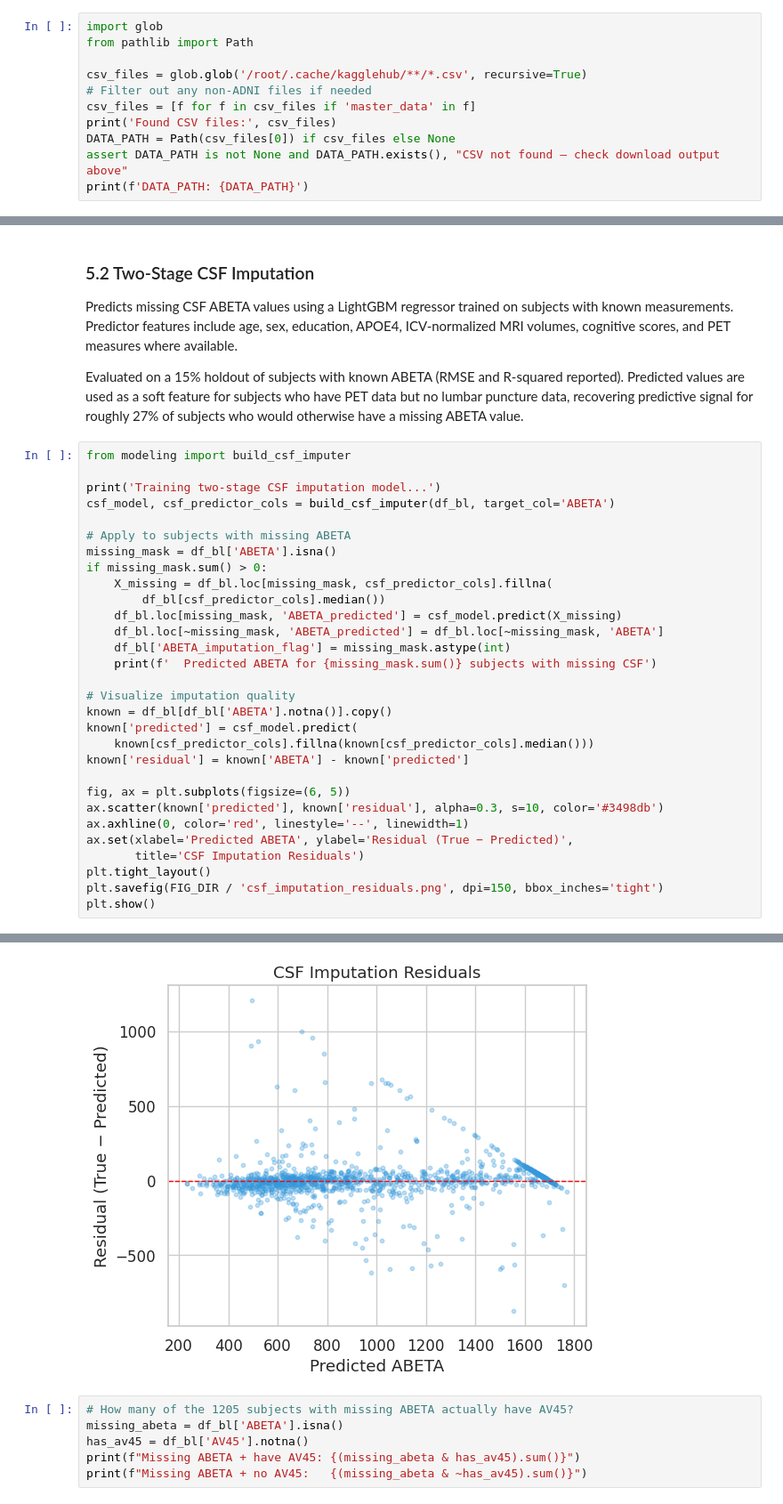
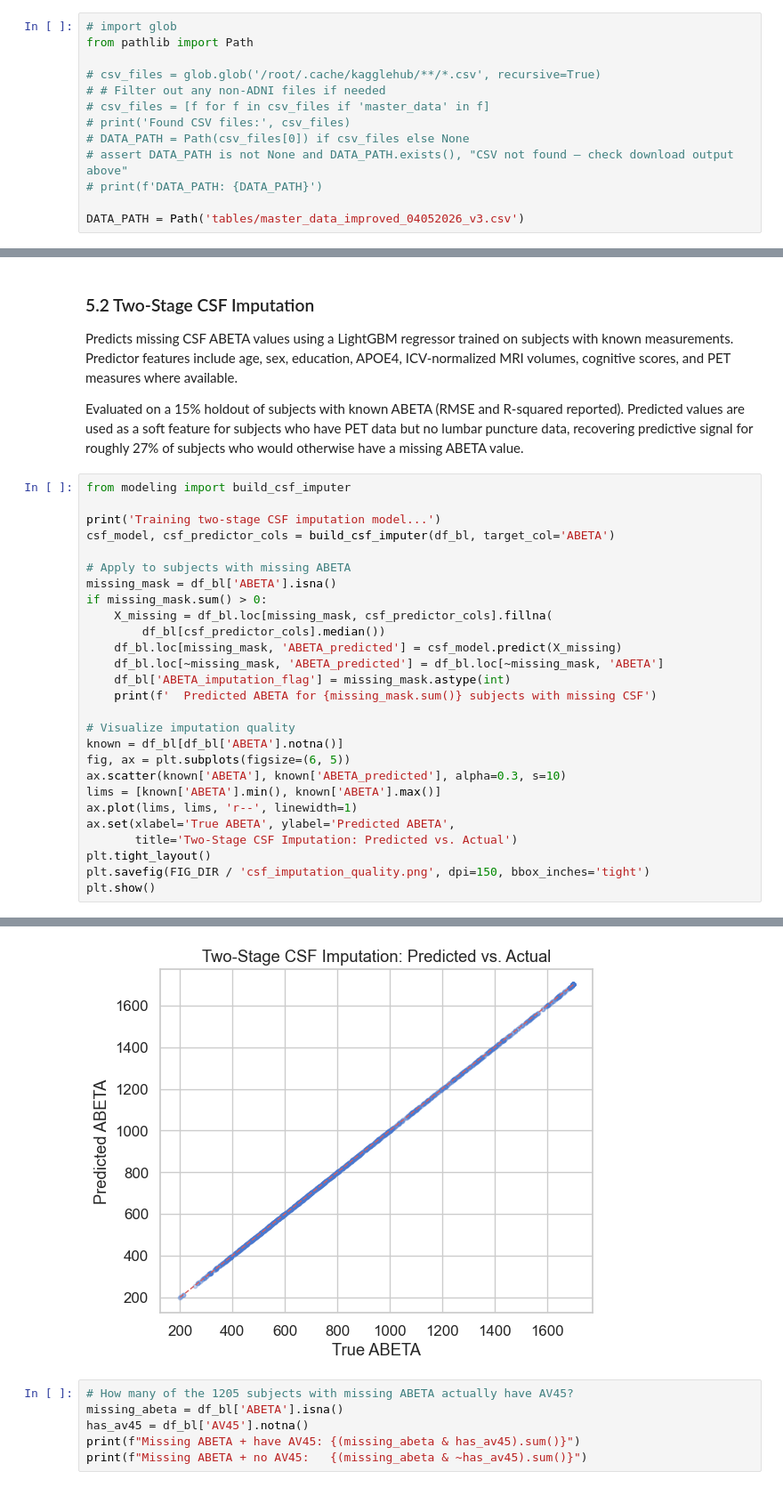
Before and after one commit to omar-dajani/alzheimer-prediction, a Jupyter notebook: Modeling on the Tabular dataset/Tabular_Survival_Analysis_Pipeline.ipynb, the cells around one changed output, grey strips where cells are left out. Shown at 89% size. Saved outputs shown, nothing was run; the diff lists cells and outputs as text.

```diff
--- a/Modeling on the Tabular dataset/Tabular_Survival_Analysis_Pipeline.ipynb
+++ b/Modeling on the Tabular dataset/Tabular_Survival_Analysis_Pipeline.ipynb
@@ -113,11 +82,13 @@ Extracting files...
 # %%
-import glob
+# import glob
 from pathlib import Path
 
-csv_files = glob.glob('/root/.cache/kagglehub/**/*.csv', recursive=True)
-# Filter out any non-ADNI files if needed
-csv_files = [f for f in csv_files if 'master_data' in f]
-print('Found CSV files:', csv_files)
-DATA_PATH = Path(csv_files[0]) if csv_files else None
-assert DATA_PATH is not None and DATA_PATH.exists(), "CSV not found — check download output above"
-print(f'DATA_PATH: {DATA_PATH}')
+# csv_files = glob.glob('/root/.cache/kagglehub/**/*.csv', recursive=True)
+# # Filter out any non-ADNI files if needed
+# csv_files = [f for f in csv_files if 'master_data' in f]
+# print('Found CSV files:', csv_files)
+# DATA_PATH = Path(csv_files[0]) if csv_files else None
+# assert DATA_PATH is not None and DATA_PATH.exists(), "CSV not found — check download output above"
+# print(f'DATA_PATH: {DATA_PATH}')
+
+DATA_PATH = Path('tables/master_data_improved_04052026_v3.csv')
@@ -947,38 +886,35 @@ subjects who would otherwise have a missing ABETA value.
 # %%
 from modeling import build_csf_imputer
 
 print('Training two-stage CSF imputation model...')
 csf_model, csf_predictor_cols = build_csf_imputer(df_bl, target_col='ABETA')
 
 # Apply to subjects with missing ABETA
 missing_mask = df_bl['ABETA'].isna()
 if missing_mask.sum() > 0:
     X_missing = df_bl.loc[missing_mask, csf_predictor_cols].fillna(
         df_bl[csf_predictor_cols].median())
     df_bl.loc[missing_mask, 'ABETA_predicted'] = csf_model.predict(X_missing)
     df_bl.loc[~missing_mask, 'ABETA_predicted'] = df_bl.loc[~missing_mask, 'ABETA']
     df_bl['ABETA_imputation_flag'] = missing_mask.astype(int)
     print(f'  Predicted ABETA for {missing_mask.sum()} subjects with missing CSF')
 
 # Visualize imputation quality
-known = df_bl[df_bl['ABETA'].notna()].copy()
-known['predicted'] = csf_model.predict(
-    known[csf_predictor_cols].fillna(known[csf_predictor_cols].median()))
-known['residual'] = known['ABETA'] - known['predicted']
-
+known = df_bl[df_bl['ABETA'].notna()]
 fig, ax = plt.subplots(figsize=(6, 5))
-ax.scatter(known['predicted'], known['residual'], alpha=0.3, s=10, color='#3498db')
-ax.axhline(0, color='red', linestyle='--', linewidth=1)
-ax.set(xlabel='Predicted ABETA', ylabel='Residual (True − Predicted)',
-       title='CSF Imputation Residuals')
+ax.scatter(known['ABETA'], known['ABETA_predicted'], alpha=0.3, s=10)
+lims = [known['ABETA'].min(), known['ABETA'].max()]
+ax.plot(lims, lims, 'r--', linewidth=1)
+ax.set(xlabel='True ABETA', ylabel='Predicted ABETA',
+       title='Two-Stage CSF Imputation: Predicted vs. Actual')
 plt.tight_layout()
-plt.savefig(FIG_DIR / 'csf_imputation_residuals.png', dpi=150, bbox_inches='tight')
+plt.savefig(FIG_DIR / 'csf_imputation_quality.png', dpi=150, bbox_inches='tight')
 plt.show()
 # %% [output]
 Training two-stage CSF imputation model...
   CSF imputer for ABETA: holdout RMSE=347.6, R²=0.414
   Predicted ABETA for 1215 subjects with missing CSF
-[figure, old version]
+[figure, new version]
 # %%
 # How many of the 1205 subjects with missing ABETA actually have AV45?
 missing_abeta = df_bl['ABETA'].isna()
```
Also changed, not shown: parts of 33 cells of this notebook, 29 other files.
